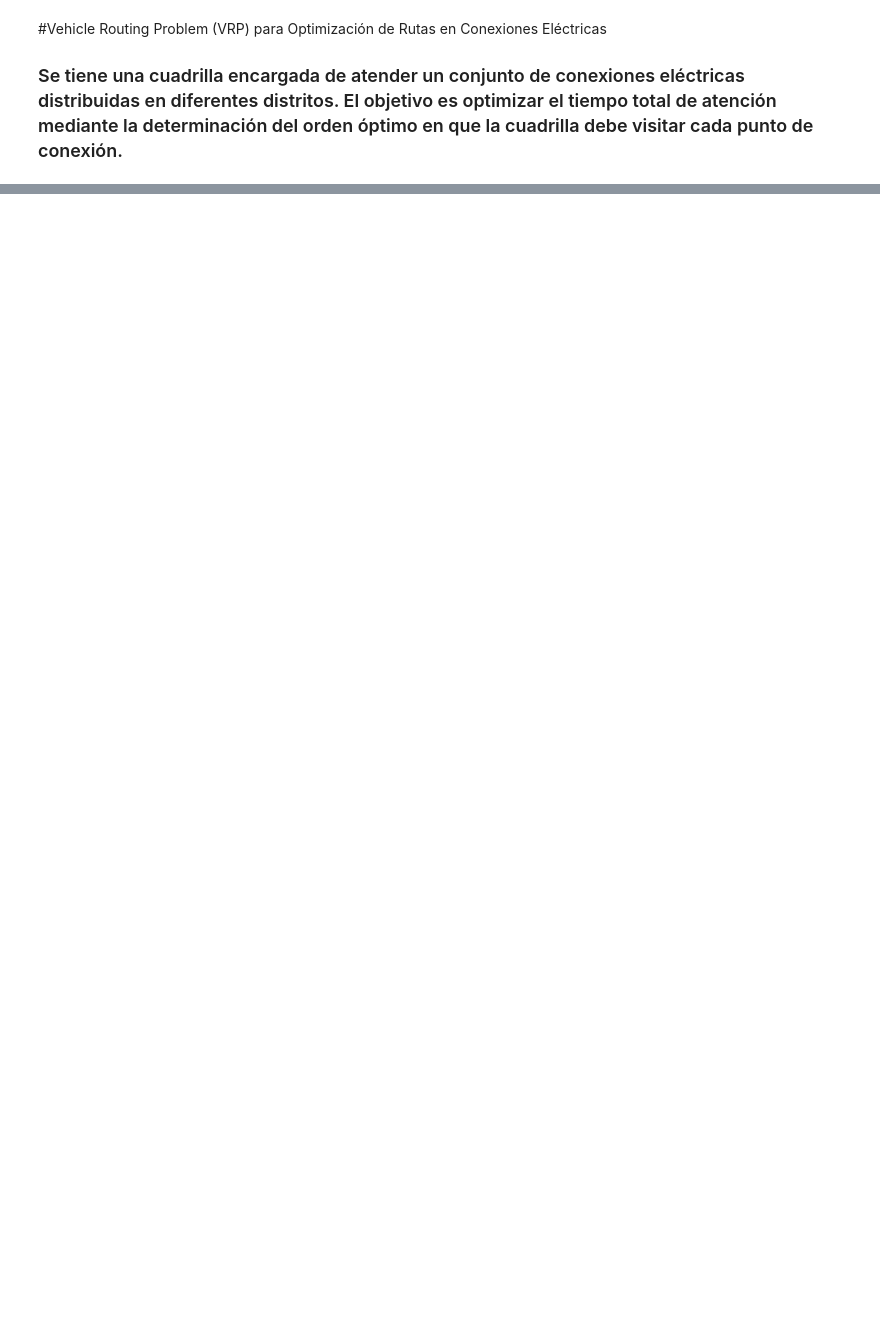
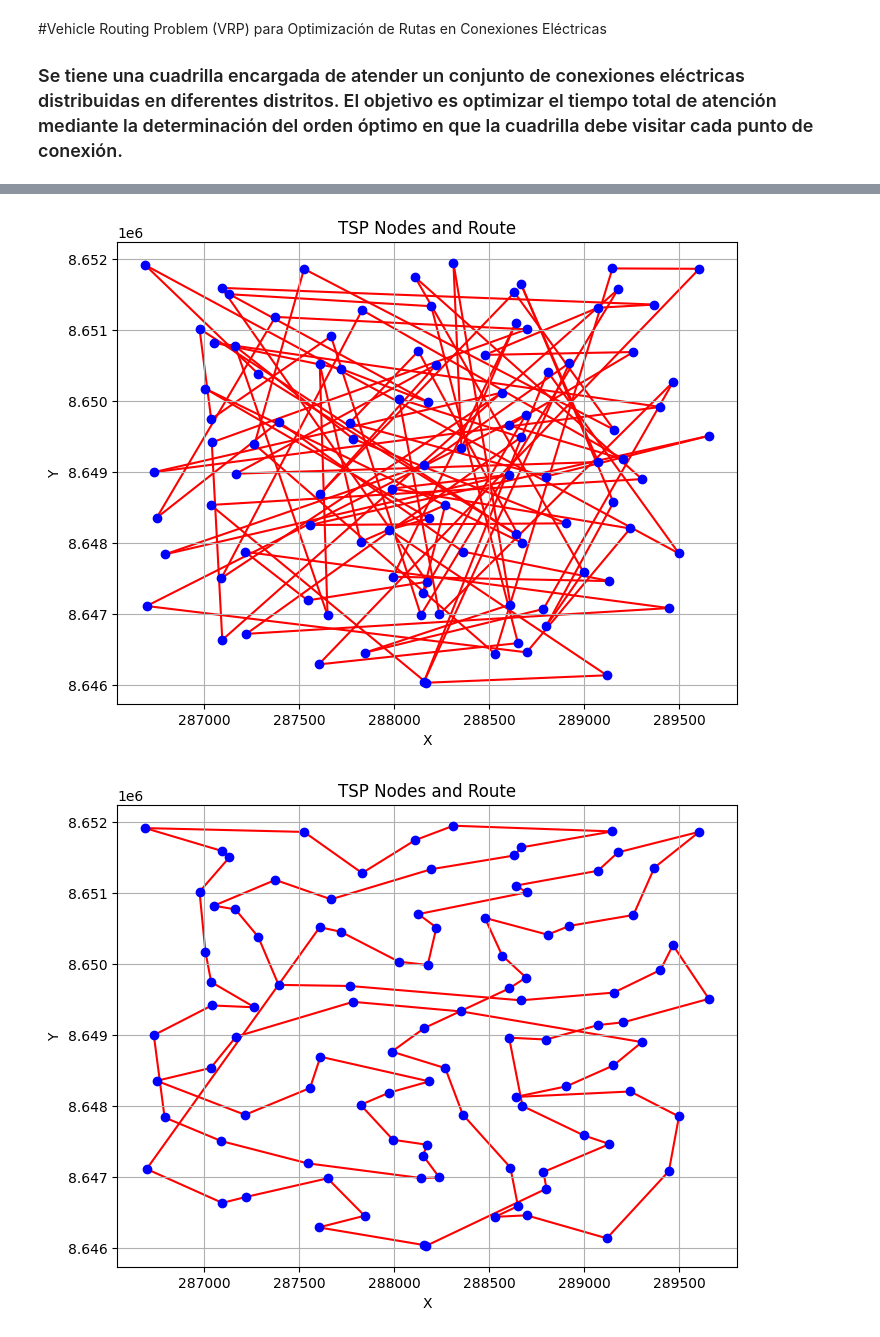
Before and after one commit to diperezbgit/IA-FUNDAMENTALS, a Jupyter notebook: TAREA_2/TAREA_2_HC_SA_pynb.ipynb, the cells around one changed output, grey strips where cells are left out. Cells and saved outputs as stored; diff of their text form; code cells hidden in the pictures; blank space fills up the shorter version.

```diff
--- a/TAREA_2/TAREA_2_HC_SA_pynb.ipynb
+++ b/TAREA_2/TAREA_2_HC_SA_pynb.ipynb
@@ -144,9 +124,0 @@ def hill_climbing(num_cnx,positions,TSP):
-# %%
-N = matriz_numpy.shape[0] # cantidad de ciudades
-positions = np.random.rand(N, 2)
-TSP = matriz_numpy
-
-solution = hill_climbing(N,positions,TSP)
-plot_tsp(positions, solution)
-
-print("\n 'good' solution:", solution)
@@ -175,0 +208,23 @@ fitness best_neighbor 49551.53322932558
+# %%
+T_max = 1000
+T_min = 0.000001
+#T_min = 0.1
+cooling_rate = 0.9999
+
+# Extraer coordenadas como array
+N = len(df_reduced) # cantidad de conexiones
+positions = df_reduced[['x', 'y']].values
+TSP= squareform(pdist(positions, 'euclidean'))
+
+
+inicio_sa = time.time()
+sol, fitness_sa,E = simulated_annealing(T_max, T_min, cooling_rate,positions,TSP)
+fin_sa = time.time()
+
+plot_tsp(positions, sol)
+print("\n 'good' solution:", sol)
+print("\n fitness:",fitness_sa)
+print("Tiempo de ejecución:",fin_sa-inicio_sa)
+# %% [output]
+[figure, added]
+[figure, added]
```
Also changed, not shown: parts of 17 cells of this notebook.
